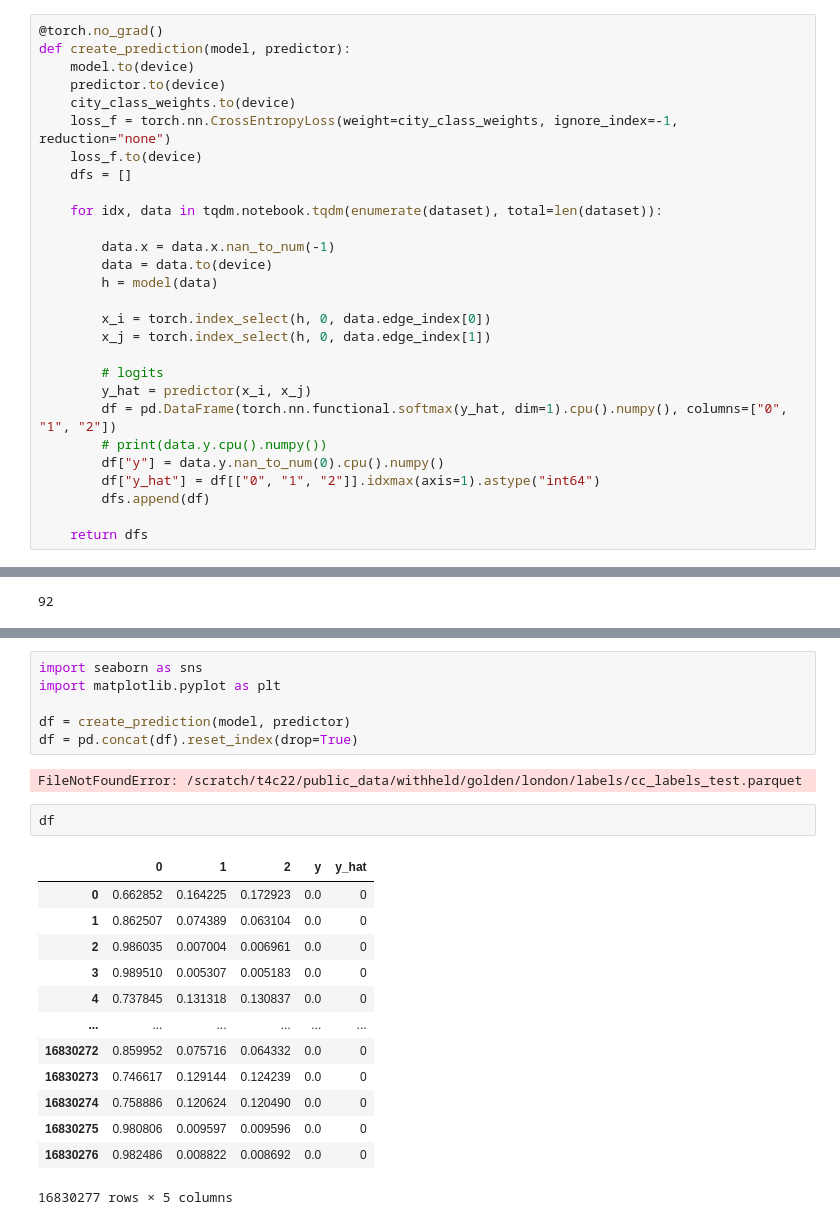
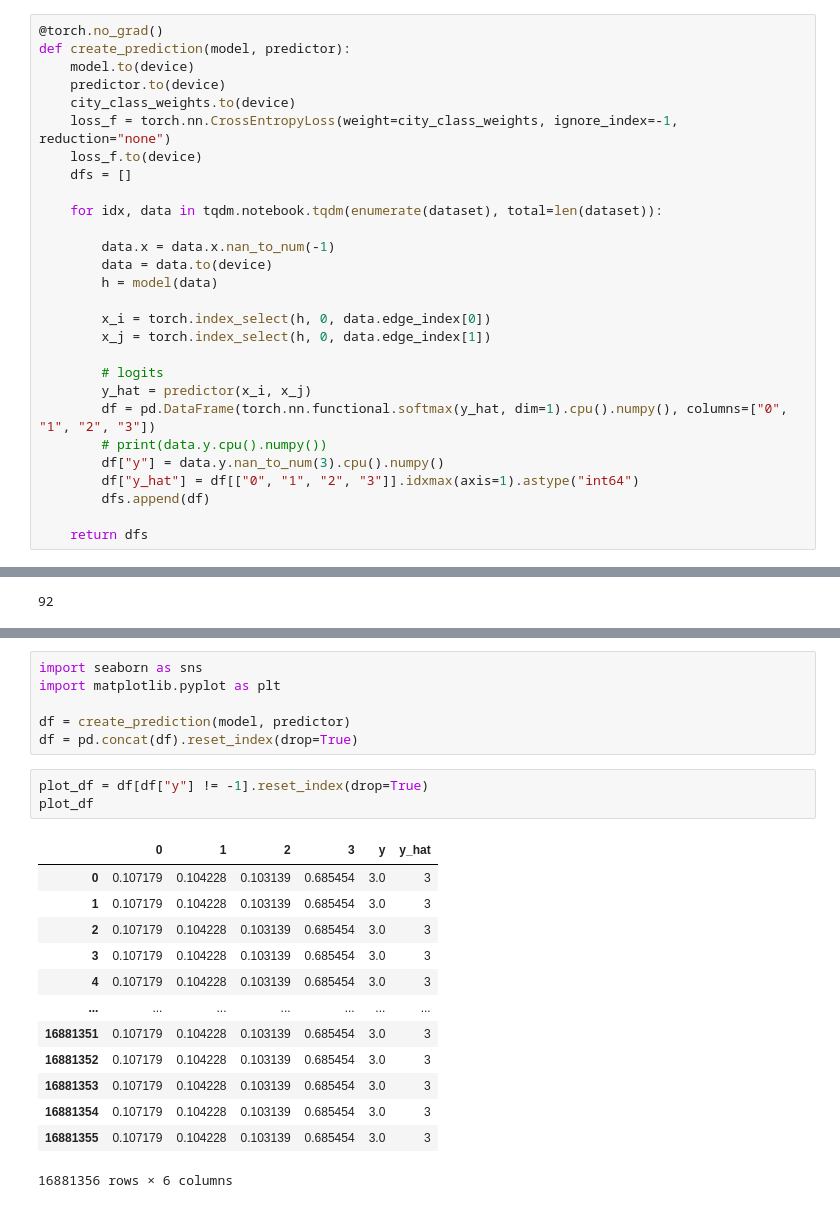
Before and after one commit to MarkusSpanring/NeurIPS2022-traffic4cast, a Jupyter notebook: baselines/GNN/explore_GNN_prediction.ipynb, the cells around one changed output, grey strips where cells are left out. Saved outputs shown, nothing was run; the diff lists cells and outputs as text.

```diff
--- a/baselines/GNN/explore_GNN_prediction.ipynb
+++ b/baselines/GNN/explore_GNN_prediction.ipynb
@@ -97,10 +97,10 @@ def create_prediction(model, predictor):
 
         # logits
         y_hat = predictor(x_i, x_j)
-        df = pd.DataFrame(torch.nn.functional.softmax(y_hat, dim=1).cpu().numpy(), columns=["0", "1", "2"])
+        df = pd.DataFrame(torch.nn.functional.softmax(y_hat, dim=1).cpu().numpy(), columns=["0", "1", "2", "3"])
         # print(data.y.cpu().numpy())
-        df["y"] = data.y.nan_to_num(0).cpu().numpy()
-        df["y_hat"] = df[["0", "1", "2"]].idxmax(axis=1).astype("int64")
+        df["y"] = data.y.nan_to_num(3).cpu().numpy()
+        df["y_hat"] = df[["0", "1", "2", "3"]].idxmax(axis=1).astype("int64")
         dfs.append(df)
 
     return dfs
@@ -160,22 +160,21 @@ import matplotlib.pyplot as plt
 
 df = create_prediction(model, predictor)
 df = pd.concat(df).reset_index(drop=True)
-# %% [output]
-FileNotFoundError: /scratch/t4c22/public_data/withheld/golden/london/labels/cc_labels_test.parquet
 # %%
-df
+plot_df = df[df["y"] != -1].reset_index(drop=True)
+plot_df
 # %% [output]
-|  | 0 | 1 | 2 | y | y_hat |
-| 0 | 0.662852 | 0.164225 | 0.172923 | 0.0 | 0 |
-| 1 | 0.862507 | 0.074389 | 0.063104 | 0.0 | 0 |
-| 2 | 0.986035 | 0.007004 | 0.006961 | 0.0 | 0 |
-| 3 | 0.989510 | 0.005307 | 0.005183 | 0.0 | 0 |
-| 4 | 0.737845 | 0.131318 | 0.130837 | 0.0 | 0 |
-| ... | ... | ... | ... | ... | ... |
-| 16830272 | 0.859952 | 0.075716 | 0.064332 | 0.0 | 0 |
-| 16830273 | 0.746617 | 0.129144 | 0.124239 | 0.0 | 0 |
-| 16830274 | 0.758886 | 0.120624 | 0.120490 | 0.0 | 0 |
-| 16830275 | 0.980806 | 0.009597 | 0.009596 | 0.0 | 0 |
-| 16830276 | 0.982486 | 0.008822 | 0.008692 | 0.0 | 0 |
+|  | 0 | 1 | 2 | 3 | y | y_hat |
+| 0 | 0.107179 | 0.104228 | 0.103139 | 0.685454 | 3.0 | 3 |
+| 1 | 0.107179 | 0.104228 | 0.103139 | 0.685454 | 3.0 | 3 |
+| 2 | 0.107179 | 0.104228 | 0.103139 | 0.685454 | 3.0 | 3 |
+| 3 | 0.107179 | 0.104228 | 0.103139 | 0.685454 | 3.0 | 3 |
+| 4 | 0.107179 | 0.104228 | 0.103139 | 0.685454 | 3.0 | 3 |
+| ... | ... | ... | ... | ... | ... | ... |
+| 16881351 | 0.107179 | 0.104228 | 0.103139 | 0.685454 | 3.0 | 3 |
+| 16881352 | 0.107179 | 0.104228 | 0.103139 | 0.685454 | 3.0 | 3 |
+| 16881353 | 0.107179 | 0.104228 | 0.103139 | 0.685454 | 3.0 | 3 |
+| 16881354 | 0.107179 | 0.104228 | 0.103139 | 0.685454 | 3.0 | 3 |
+| 16881355 | 0.107179 | 0.104228 | 0.103139 | 0.685454 | 3.0 | 3 |
-16830277 rows × 5 columns
+16881356 rows × 6 columns
 # %%
```
Also changed, not shown: parts of 5 cells of this notebook, 6 other files.
